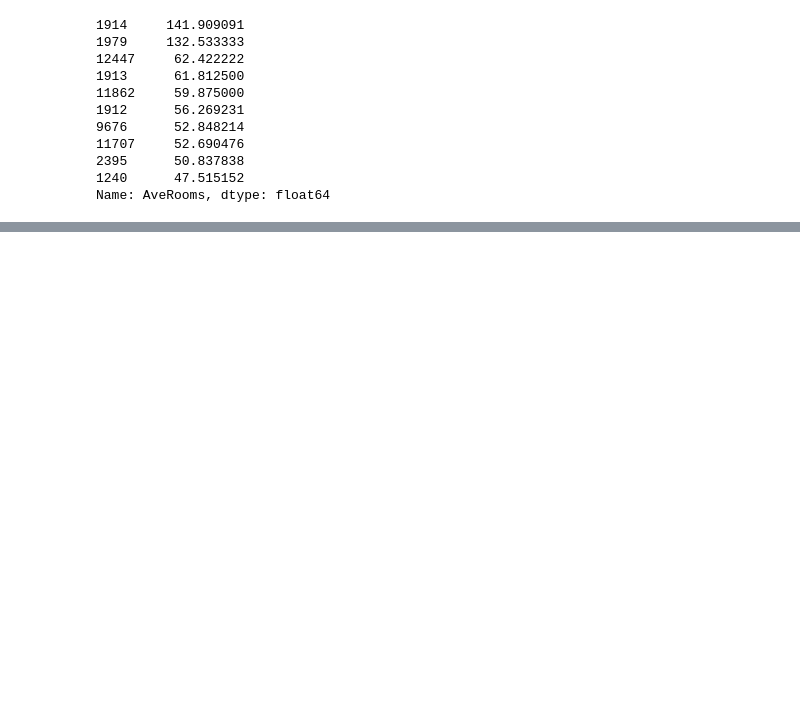
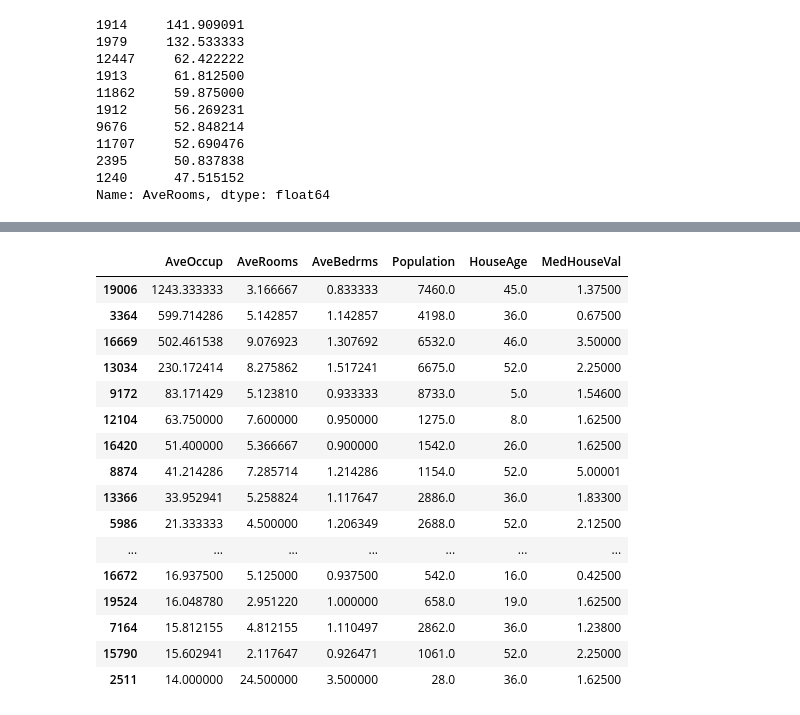
Before and after one commit to renovamen1/statistical-models, a Jupyter notebook: Models On California Housing Dataset/01_data_exploration.ipynb, the cells around one changed output, grey strips where cells are left out. Saved outputs shown, nothing was run; the diff lists cells and outputs as text; code cells hidden in the pictures; blank space fills up the shorter version.

```diff
--- a/Models On California Housing Dataset/01_data_exploration.ipynb
+++ b/Models On California Housing Dataset/01_data_exploration.ipynb
@@ -430,0 +472,23 @@ Name: AveRooms, dtype: float64
+# %%
+df.nlargest(20, 'AveOccup')[
+    ['AveOccup', 'AveRooms', 'AveBedrms',
+     'Population', 'HouseAge', 'MedHouseVal']
+]
+# %% [output]
+|  | AveOccup | AveRooms | AveBedrms | Population | HouseAge | MedHouseVal |
+| 19006 | 1243.333333 | 3.166667 | 0.833333 | 7460.0 | 45.0 | 1.37500 |
+| 3364 | 599.714286 | 5.142857 | 1.142857 | 4198.0 | 36.0 | 0.67500 |
+| 16669 | 502.461538 | 9.076923 | 1.307692 | 6532.0 | 46.0 | 3.50000 |
+| 13034 | 230.172414 | 8.275862 | 1.517241 | 6675.0 | 52.0 | 2.25000 |
+| 9172 | 83.171429 | 5.123810 | 0.933333 | 8733.0 | 5.0 | 1.54600 |
+| 12104 | 63.750000 | 7.600000 | 0.950000 | 1275.0 | 8.0 | 1.62500 |
+| 16420 | 51.400000 | 5.366667 | 0.900000 | 1542.0 | 26.0 | 1.62500 |
+| 8874 | 41.214286 | 7.285714 | 1.214286 | 1154.0 | 52.0 | 5.00001 |
+| 13366 | 33.952941 | 5.258824 | 1.117647 | 2886.0 | 36.0 | 1.83300 |
+| 5986 | 21.333333 | 4.500000 | 1.206349 | 2688.0 | 52.0 | 2.12500 |
+| ... | ... | ... | ... | ... | ... | ... |
+| 16672 | 16.937500 | 5.125000 | 0.937500 | 542.0 | 16.0 | 0.42500 |
+| 19524 | 16.048780 | 2.951220 | 1.000000 | 658.0 | 19.0 | 1.62500 |
+| 7164 | 15.812155 | 4.812155 | 1.110497 | 2862.0 | 36.0 | 1.23800 |
+| 15790 | 15.602941 | 2.117647 | 0.926471 | 1061.0 | 52.0 | 2.25000 |
+| 2511 | 14.000000 | 24.500000 | 3.500000 | 28.0 | 36.0 | 1.62500 |
```
Also changed, not shown: parts of 18 cells of this notebook.
